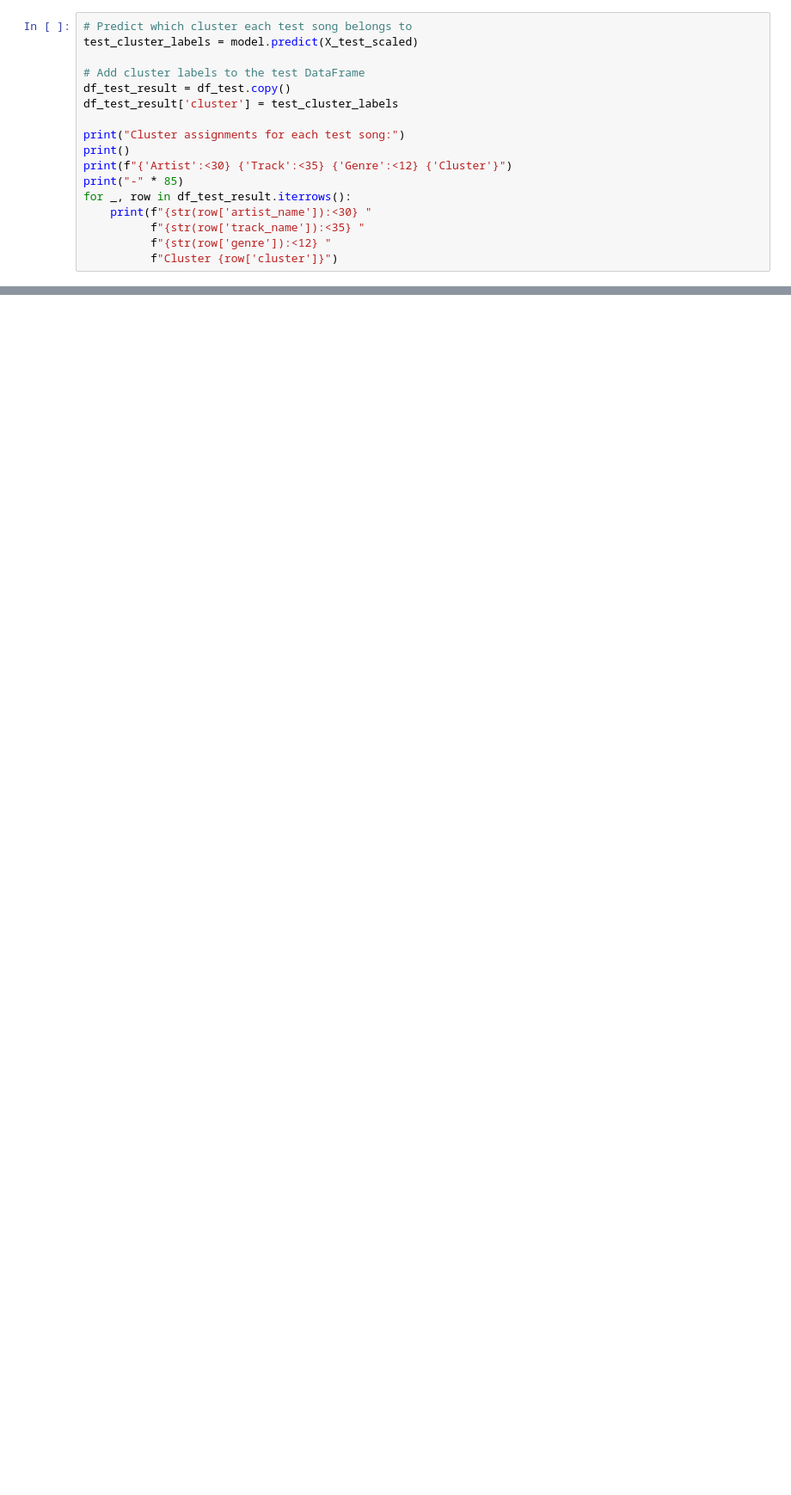
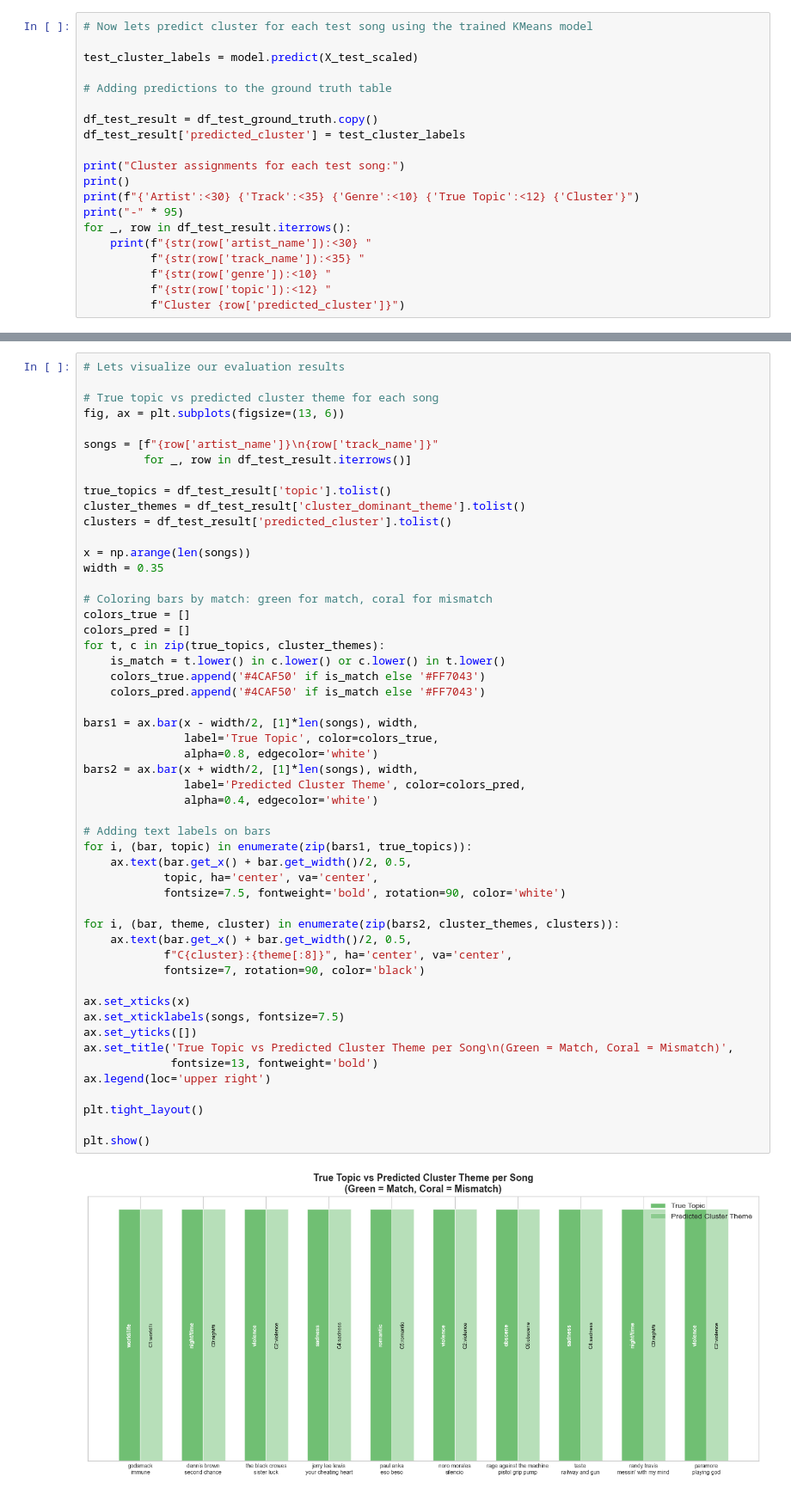
Before and after one commit to NhyiB/Music-Recommendation-Algorithm, a Jupyter notebook: Prediction/Prediction.ipynb, the cells around one changed output, grey strips where cells are left out. Shown at 86% size. Cells and saved outputs as stored; diff of their text form; blank space fills up the shorter version.

```diff
--- a/Prediction/Prediction.ipynb
+++ b/Prediction/Prediction.ipynb
@@ -256,20 +176,23 @@ in the training data.
 # %%
-# Predict which cluster each test song belongs to
+# Now lets predict cluster for each test song using the trained KMeans model
+
 test_cluster_labels = model.predict(X_test_scaled)
 
-# Add cluster labels to the test DataFrame
-df_test_result = df_test.copy()
-df_test_result['cluster'] = test_cluster_labels
+# Adding predictions to the ground truth table
+
+df_test_result = df_test_ground_truth.copy()
+df_test_result['predicted_cluster'] = test_cluster_labels
 
 print("Cluster assignments for each test song:")
 print()
-print(f"{'Artist':<30} {'Track':<35} {'Genre':<12} {'Cluster'}")
-print("-" * 85)
+print(f"{'Artist':<30} {'Track':<35} {'Genre':<10} {'True Topic':<12} {'Cluster'}")
+print("-" * 95)
 for _, row in df_test_result.iterrows():
     print(f"{str(row['artist_name']):<30} "
           f"{str(row['track_name']):<35} "
-          f"{str(row['genre']):<12} "
-          f"Cluster {row['cluster']}")
+          f"{str(row['genre']):<10} "
+          f"{str(row['topic']):<12} "
+          f"Cluster {row['predicted_cluster']}")
 # %% [output]
 Cluster assignments for each test song:
 
@@ -366,0 +305,54 @@ on genre labels or listening history from other users.
+# %%
+# Lets visualize our evaluation results
+
+# True topic vs predicted cluster theme for each song
+fig, ax = plt.subplots(figsize=(13, 6))
+
+songs = [f"{row['artist_name']}\n{row['track_name']}"
+         for _, row in df_test_result.iterrows()]
+
+true_topics = df_test_result['topic'].tolist()
+cluster_themes = df_test_result['cluster_dominant_theme'].tolist()
+clusters = df_test_result['predicted_cluster'].tolist()
+
+x = np.arange(len(songs))
+width = 0.35
+
+# Coloring bars by match: green for match, coral for mismatch
+colors_true = []
+colors_pred = []
+for t, c in zip(true_topics, cluster_themes):
+    is_match = t.lower() in c.lower() or c.lower() in t.lower()
+    colors_true.append('#4CAF50' if is_match else '#FF7043')
+    colors_pred.append('#4CAF50' if is_match else '#FF7043')
+
+bars1 = ax.bar(x - width/2, [1]*len(songs), width,
+               label='True Topic', color=colors_true,
+               alpha=0.8, edgecolor='white')
+bars2 = ax.bar(x + width/2, [1]*len(songs), width,
+               label='Predicted Cluster Theme', color=colors_pred,
+               alpha=0.4, edgecolor='white')
+
+# Adding text labels on bars
+for i, (bar, topic) in enumerate(zip(bars1, true_topics)):
+    ax.text(bar.get_x() + bar.get_width()/2, 0.5,
+            topic, ha='center', va='center',
+            fontsize=7.5, fontweight='bold', rotation=90, color='white')
+
+for i, (bar, theme, cluster) in enumerate(zip(bars2, cluster_themes, clusters)):
+    ax.text(bar.get_x() + bar.get_width()/2, 0.5,
+            f"C{cluster}:{theme[:8]}", ha='center', va='center',
+            fontsize=7, rotation=90, color='black')
+
+ax.set_xticks(x)
+ax.set_xticklabels(songs, fontsize=7.5)
+ax.set_yticks([])
+ax.set_title('True Topic vs Predicted Cluster Theme per Song\n(Green = Match, Coral = Mismatch)',
+             fontsize=13, fontweight='bold')
+ax.legend(loc='upper right')
+
+plt.tight_layout()
+
+plt.show()
+# %% [output]
+[figure, added]
```
Also changed, not shown: parts of 26 cells of this notebook, 5 other files.
